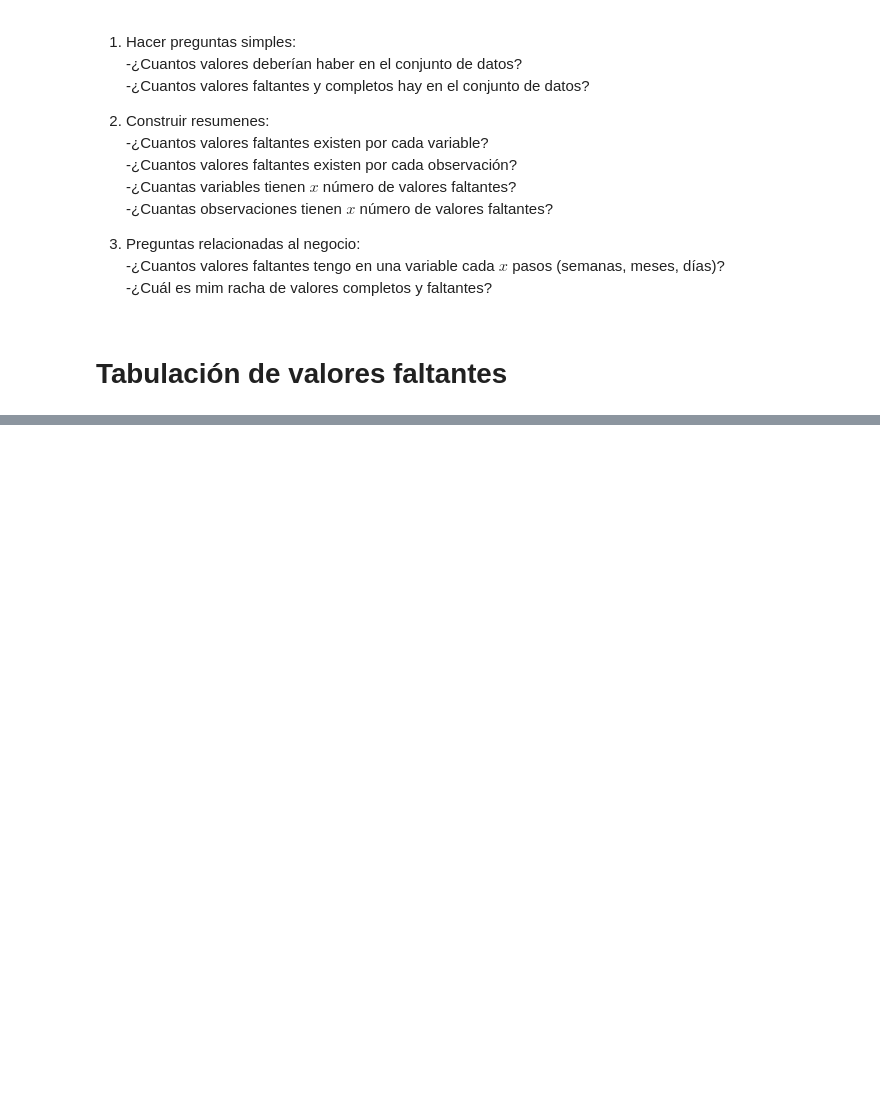
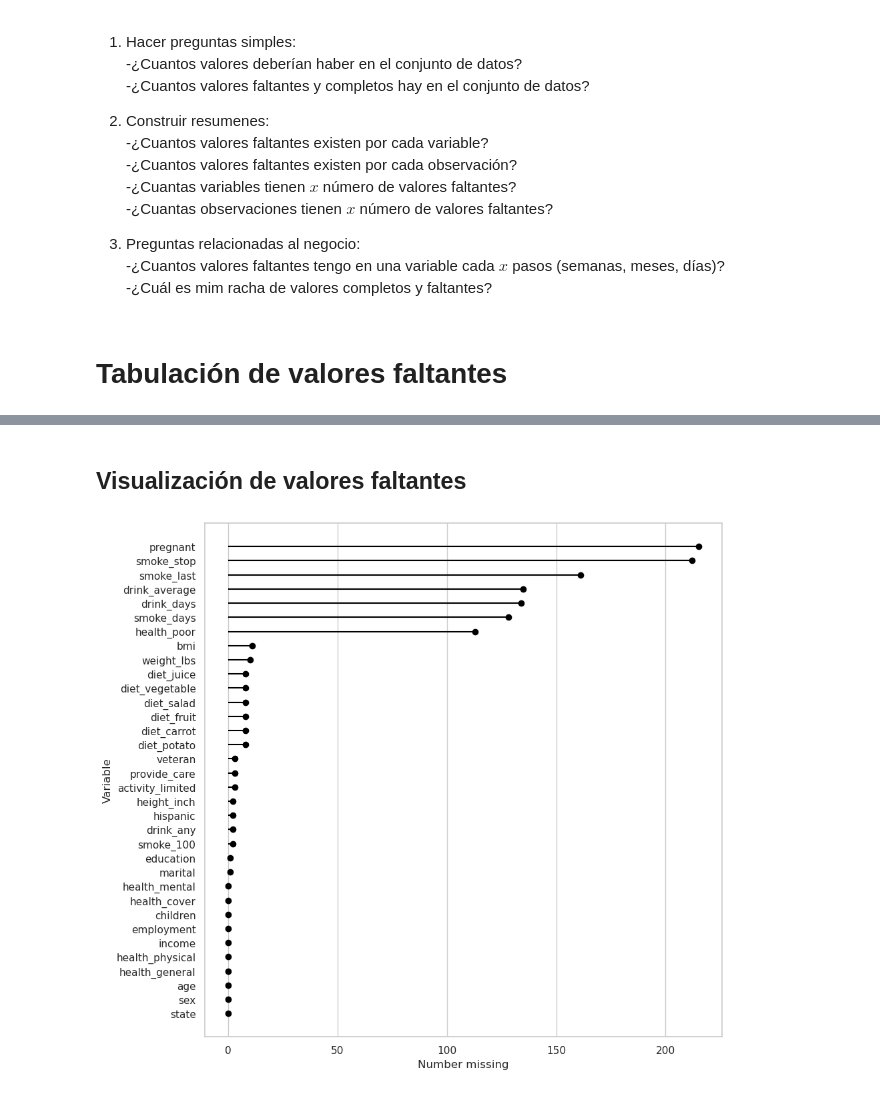
Before and after one commit to RiemannIntegrable/Notas-de-cursos-en-platzi, a Jupyter notebook: CurDatosFalt_1/Notebooks/Notebook.ipynb, the cells around one changed output, grey strips where cells are left out. Drawn from its saved outputs; the diff is of its cells as text; code cells hidden in the pictures; blank space fills up the shorter version.

Commit message:
Termine primer curso de valores faltantes

```diff
--- a/CurDatosFalt_1/Notebooks/Notebook.ipynb
+++ b/CurDatosFalt_1/Notebooks/Notebook.ipynb
@@ -174,0 +297,6 @@ oceanbuoys.shape, pedestrian.shape, riskfactors.shape, diabetes.shape
+# %% [markdown]
+## Visualización de valores faltantes
+# %%
+riskfactors.missing.missing_variable_plot()
+# %% [output]
+[figure, added]
```
Also changed, not shown: parts of 64 cells of this notebook, 1 other file.
